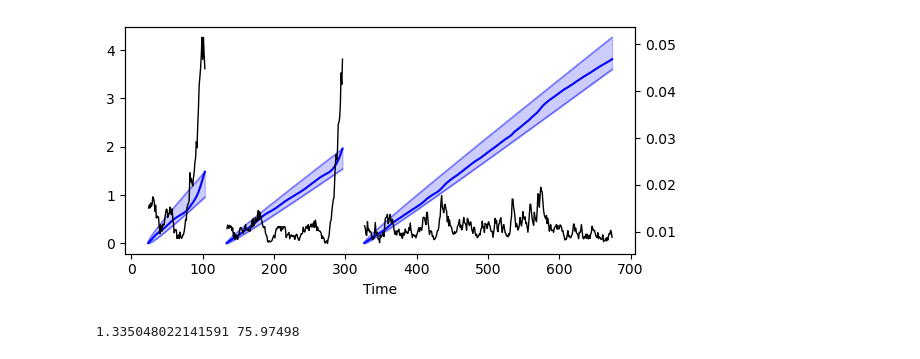
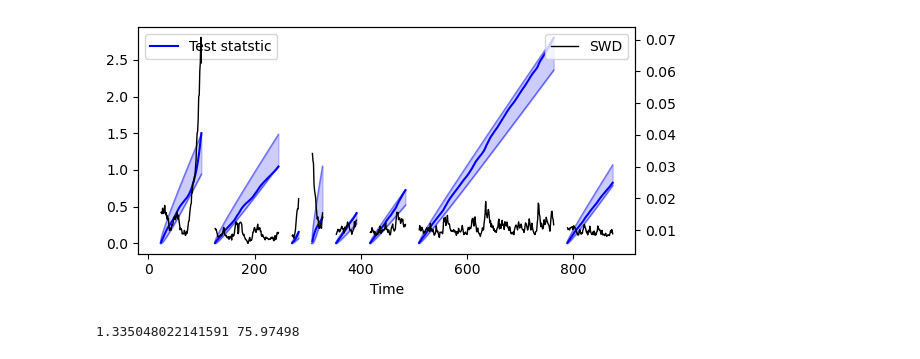
Before and after one commit to jsve96/SWDCPD, a Jupyter notebook: ChangeDetection/MNIST-detection.ipynb, the cells around one changed output. Drawn from its saved outputs; the diff is of its cells as text; code cells hidden in the pictures.

```diff
--- a/ChangeDetection/MNIST-detection.ipynb
+++ b/ChangeDetection/MNIST-detection.ipynb
@@ -32,7 +32,7 @@ all_labels = torch.cat(all_labels,dim=0)
 
 
 data_c1 = all_batches[all_labels==0].detach().numpy()
-data_c2 = all_batches[all_labels==8].detach().numpy()
+data_c2 = all_batches[all_labels==7].detach().numpy()
 
 
-DATA = np.vstack((data_c1[:100,:],data_c2[400:600,:],data_c1[300:700,:]))
+DATA = np.vstack((data_c1[:100,:],data_c2[400:600,:],data_c1[100:700,:]))
@@ -43,7 +45,8 @@ DATA.shape
 # %%
 from tqdm import tqdm
+import time
 device = 'cuda' if torch.cuda.is_available() else 'cpu'
-
+device = 'cpu'
 LENGHT = 50
 train_dataloader_ts = DataLoader(TimeseriesDataset(DATA,LENGHT,split=0.5))
 SWDs = []
@@ -54,7 +57,10 @@ skip_count = 0  # To track the number of skipped iterations
 segmentation ={}
 segments=0
 t0=int(LENGHT*0.5)-1
-for i, d in enumerate(tqdm(train_dataloader_ts)):
+begin = time.time()
+loss_segments = []
+#THETA = sample_theta_torch(DATA, 500)
+for i, d in enumerate(train_dataloader_ts):
     # Skip iterations if `skip_count` is active
     if skip_count > 0:
         skip_count -= 1
@@ -69,16 +75,18 @@ for i, d in enumerate(tqdm(train_dataloader_ts)):
     # Calibration phase
     if not calibrated:
         alpha_hat, beta_hat = mom_estimates(loss)
+        print('Calibration at {}'.format(i+LENGHT))
         print(f"Calibration: alpha={alpha_hat}, beta={beta_hat}")
         calibrated = True
         lower_CI = [0]
         upper_CI = [0]
         cumsum = loss.mean()
         t = 1  # Start t at 1 since we already processed one loss
+        loss_segments.append(loss)
 
     # Monitoring phase
     if calibrated:
-        l, u = gamma_conf_interval(t, alpha_hat, 1 / beta_hat, 0.95)
+        l, u = gamma_conf_interval(t, alpha_hat, 1 / beta_hat, 0.99)
         lower_CI.append(l)
         upper_CI.append(u)
 
@@ -88,14 +96,20 @@ for i, d in enumerate(tqdm(train_dataloader_ts)):
         # Check if a change point is detected
         if cumsum >= u or cumsum <= l:
             print(f"Change Alarm at iteration {i + int(LENGHT*0.5)}")
+            print(mom_estimates(loss))
+            print(mom_estimates(np.hstack(loss_segments)))
             segmentation[segments] = {'t0':t0,'t1':i+int(LENGHT*0.5),'statistic':np.cumsum(SWDs),'lower':lower_CI,'upper':upper_CI,'SWDs':SWDs}
             calibrated = False  # Reset calibration
             cumsum = 0
             t = 0
-            skip_count = int(LENGHT*0.5)+5  # Skip the next 15 iterations
+            skip_count = int(LENGHT*0.5)  # Skip the next 15 iterations
             SWDs = []
             segments+=1
-            t0=i+50+5
-
+            t0=i+LENGHT
+            loss_segments = []
+            #THETA = sample_theta_torch(x_ref, 500)
+        loss_segments.append(loss)
 segmentation[segments] = {'t0':t0,'t1':i+int(LENGHT*0.5),'statistic':np.cumsum(SWDs),'lower':lower_CI,'upper':upper_CI,'SWDs':SWDs}
+end = time.time()
+print(end-begin)
 # %% [output]
@@ -107,22 +133,30 @@ Calibration: alpha=1.5455262059774504, beta=136.96510314941406
 # %%
 def plot_statistic(ax,data,ax2):
+    c = 0
     for key in data:
         segment = data[key]
-        ax2.plot(np.arange(segment['t0'],segment['t1'],1),segment['SWDs'],color='black',lw=1.0)
-        ax.plot(np.arange(segment['t0'],segment['t1'],1),segment['statistic'],color='blue',lw=1.5)
+        if c == 0:
+            ax2.plot(np.arange(segment['t0'],segment['t1'],1),segment['SWDs'],color='black',lw=1.0,label='SWD')
+            ax.plot(np.arange(segment['t0'],segment['t1'],1),segment['statistic'],color='blue',lw=1.5,label='Test statstic')
+        else:
+            ax2.plot(np.arange(segment['t0'],segment['t1'],1),segment['SWDs'],color='black',lw=1.0)
+            ax.plot(np.arange(segment['t0'],segment['t1'],1),segment['statistic'],color='blue',lw=1.5)
         ax.plot(np.arange(segment['t0']-1,segment['t1'],1),segment['lower'],color='blue',lw=1,alpha=0.5)
         ax.plot(np.arange(segment['t0']-1,segment['t1'],1),segment['upper'],color='blue',lw=1,alpha=0.5)
         ax.fill_between(np.arange(segment['t0']-1,segment['t1'],1),segment['upper'],segment['lower'],color='blue',alpha=0.2)
+        c+=1
 
     return ax
 # %%
 fig, ax = plt.subplots(figsize=(6,3))
 ax2 = ax.twinx()
 plot_statistic(ax,segmentation,ax2)
+ax.legend()
+ax2.legend()
 ax.set_xlabel('Time')
 fig.tight_layout()
 # %% [output]
-[figure, old version]
+[figure, new version]
 # %%
 from tqdm import tqdm
 device = 'cuda' if torch.cuda.is_available() else 'cpu'
```
Also changed, not shown: parts of 3 cells of this notebook, 4 other files.
